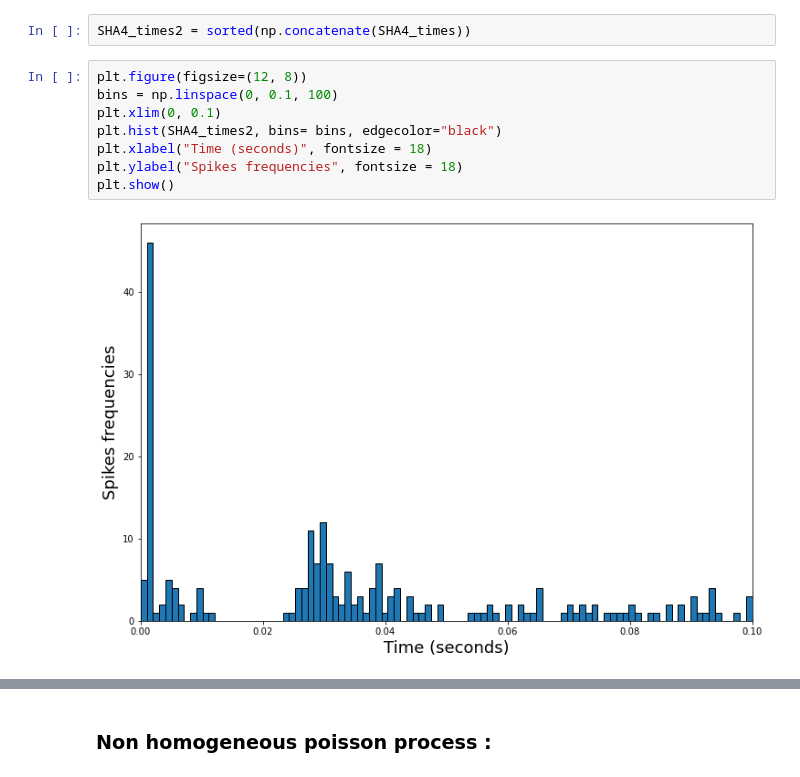
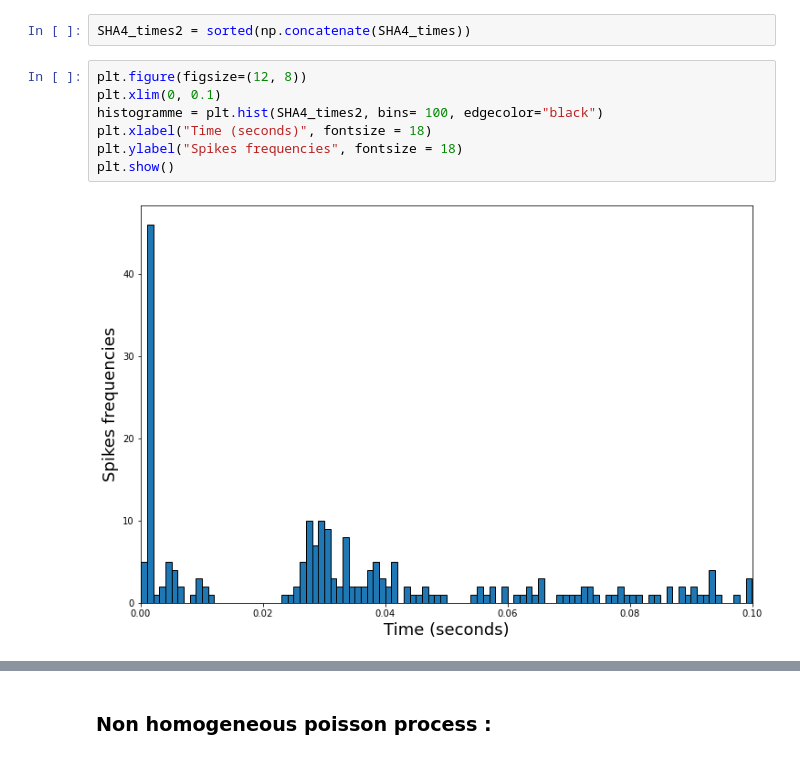
Before and after one commit to neonicoo/TPs-Stochastic-Processes, a Jupyter notebook: TP-Spike-trains-modeling-poisson-process.ipynb, the cells around one changed output, grey strips where cells are left out. Drawn from its saved outputs; the diff is of its cells as text.

```diff
--- a/TP-Spike-trains-modeling-poisson-process.ipynb
+++ b/TP-Spike-trains-modeling-poisson-process.ipynb
@@ -128,11 +139,10 @@ plt.show()
 SHA4_times2 = sorted(np.concatenate(SHA4_times))
 # %%
 plt.figure(figsize=(12, 8))
-bins = np.linspace(0, 0.1, 100)
 plt.xlim(0, 0.1)
-plt.hist(SHA4_times2, bins= bins, edgecolor="black")
+histogramme = plt.hist(SHA4_times2, bins= 100, edgecolor="black")
 plt.xlabel("Time (seconds)", fontsize = 18)
 plt.ylabel("Spikes frequencies", fontsize = 18)
 plt.show()
 # %% [output]
-[figure, old version]
+[figure, new version]
```
Also changed, not shown: parts of 24 cells of this notebook.
